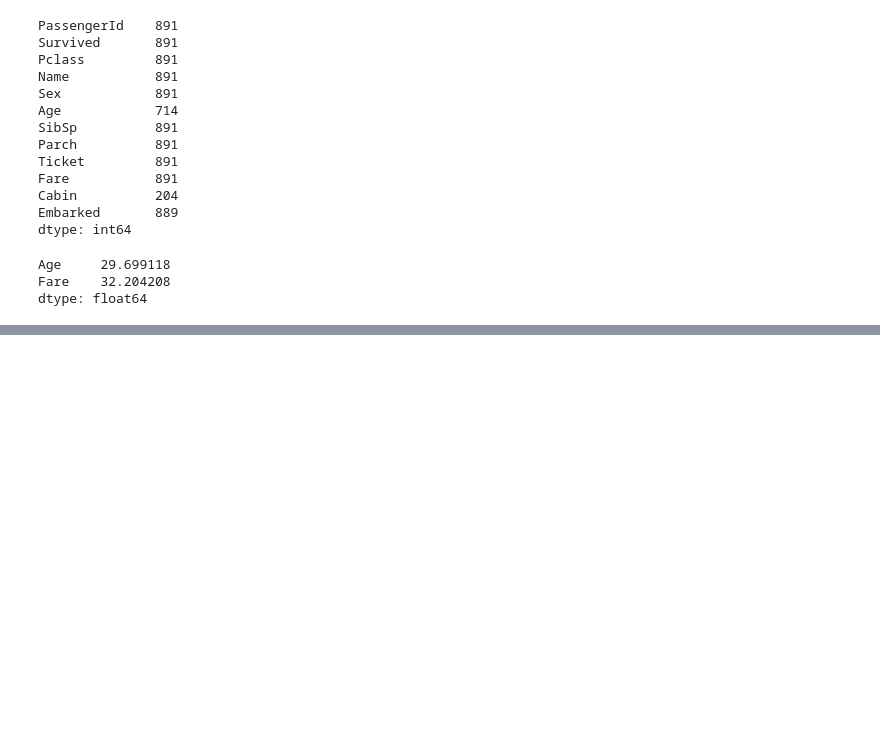
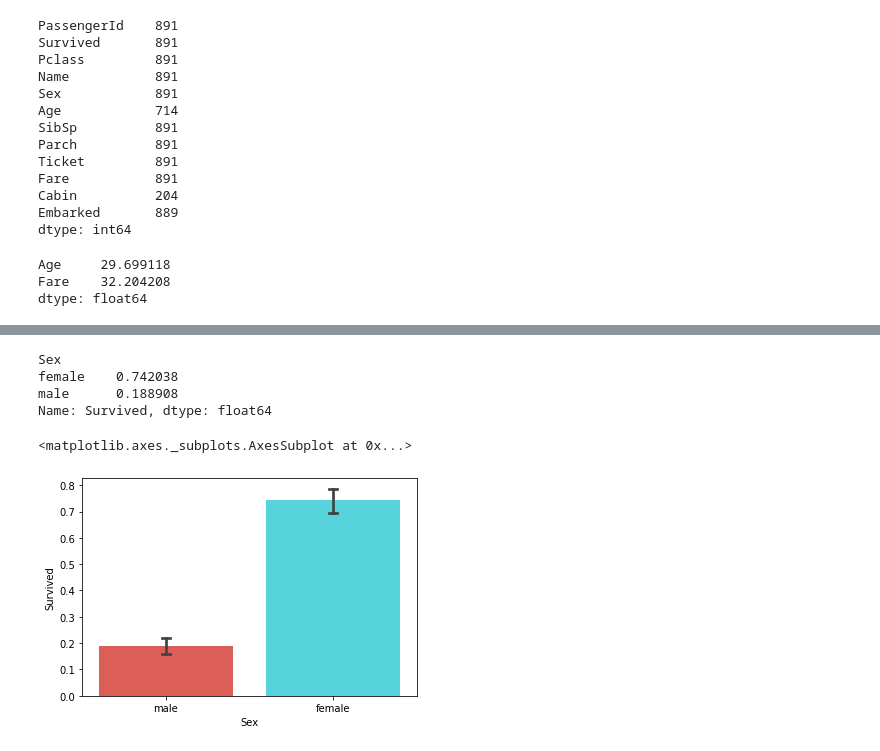
Before and after one commit to iceman67/-Python, a Jupyter notebook: LINC_Pandas_Example_2021.ipynb, the cells around one changed output, grey strips where cells are left out. Drawn from its saved outputs; the diff is of its cells as text; code cells hidden in the pictures; blank space fills up the shorter version.

```diff
--- a/LINC_Pandas_Example_2021.ipynb
+++ b/LINC_Pandas_Example_2021.ipynb
@@ -499,0 +576,17 @@ titanic_df.loc[1:3, ['Name', 'Sex']]
+# %%
+titanic_df.groupby('Sex').Survived.mean()
+# %% [output]
+Sex
+female    0.742038
+male      0.188908
+Name: Survived, dtype: float64
+# %%
+sns.barplot(x = 'Sex', y = 'Survived',  data = titanic_df,
+            palette = 'hls',
+            order = ['male', 'female'],
+            capsize = 0.05,
+            saturation = 8
+            )
+# %% [output]
+<matplotlib.axes._subplots.AxesSubplot at 0x...>
+[figure, added]
```
Also changed, not shown: parts of 38 cells of this notebook.
